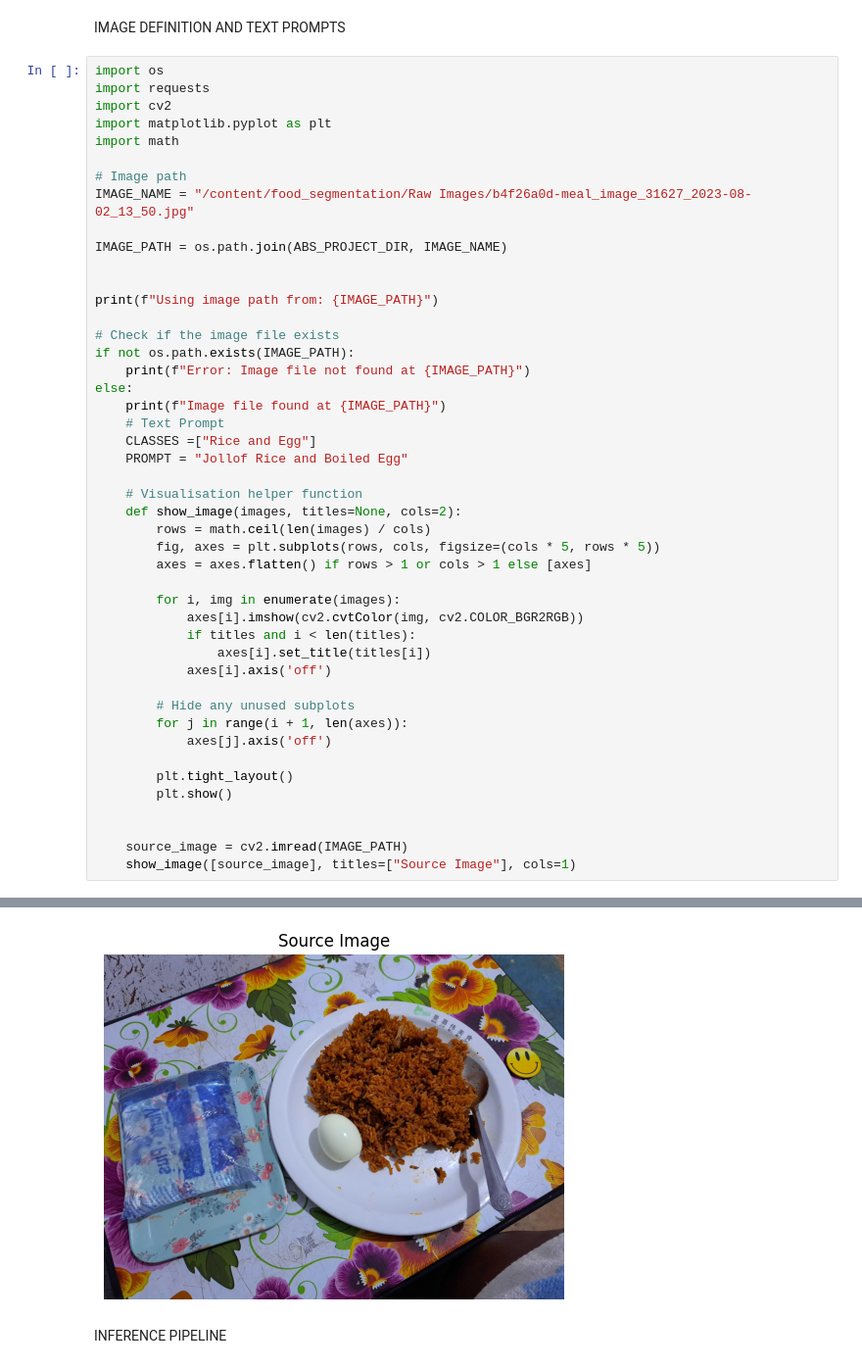
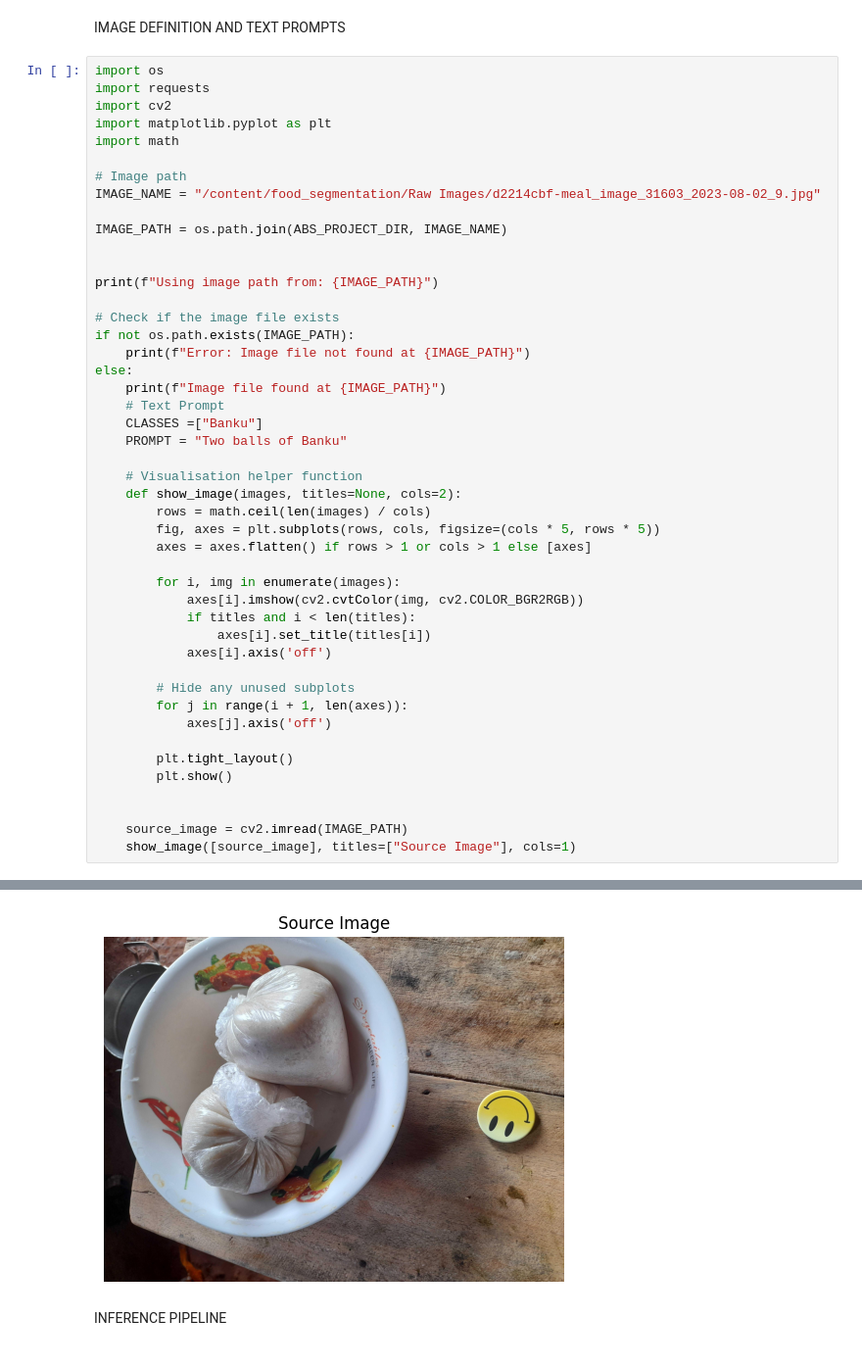
Before and after one commit to Bempong-Sylvester-Obese/Food-segmentation-with-pre-trained-model, a Jupyter notebook: Food_Segmentation.ipynb, the cells around one changed output, grey strips where cells are left out. Shown at 98% size. Cells and saved outputs as stored; diff of their text form.

Commit message:
Segmentation task on banku

```diff
--- a/Food_Segmentation.ipynb
+++ b/Food_Segmentation.ipynb
@@ -108,7 +108,7 @@ import matplotlib.pyplot as plt
 import math
 
 # Image path
-IMAGE_NAME = "/content/food_segmentation/Raw Images/b4f26a0d-meal_image_31627_2023-08-02_13_50.jpg"
+IMAGE_NAME = "/content/food_segmentation/Raw Images/d2214cbf-meal_image_31603_2023-08-02_9.jpg"
 
 IMAGE_PATH = os.path.join(ABS_PROJECT_DIR, IMAGE_NAME)
 
@@ -121,8 +121,8 @@ if not os.path.exists(IMAGE_PATH):
 else:
     print(f"Image file found at {IMAGE_PATH}")
     # Text Prompt
-    CLASSES =["Rice and Egg"]
-    PROMPT = "Jollof Rice and Boiled Egg"
+    CLASSES =["Banku"]
+    PROMPT = "Two balls of Banku"
 
     # Visualisation helper function
     def show_image(images, titles=None, cols=2):
@@ -152,4 +152,4 @@ Image file found at /content/food_segmentation/Raw Images/b4f26a0d-meal_image_31
-[figure, old version]
+[figure, new version]
 # %% [markdown]
 INFERENCE PIPELINE
 # %%
```
Also changed, not shown: parts of 2 cells of this notebook.
